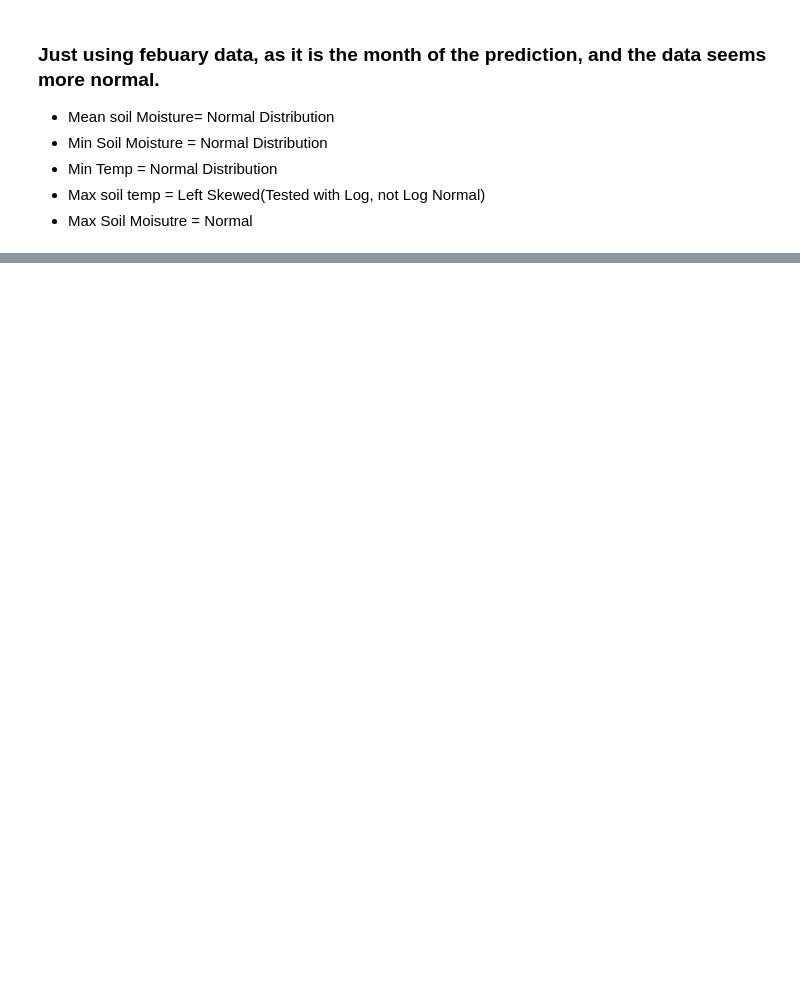
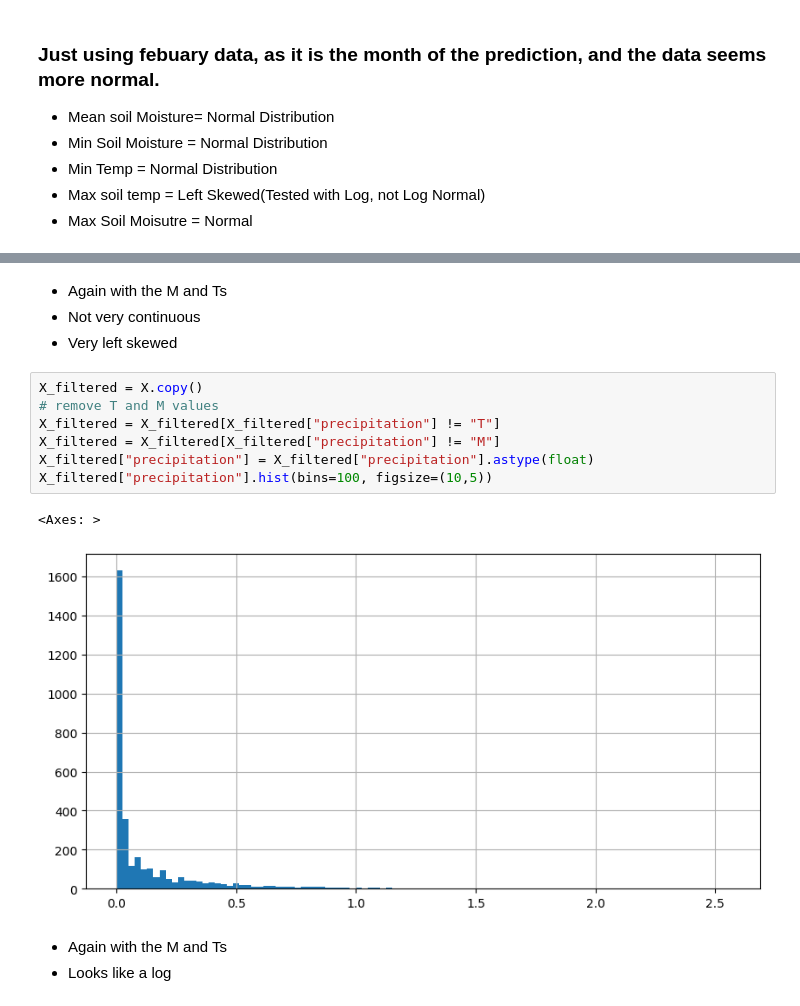
Before and after one commit to bradenkirkpatrick/Machine-Learning-Project-1, a Jupyter notebook: GroundHogProblem.ipynb, the cells around one changed output, grey strips where cells are left out. Cells and saved outputs as stored; diff of their text form; blank space fills up the shorter version.

```diff
--- a/GroundHogProblem.ipynb
+++ b/GroundHogProblem.ipynb
@@ -169,0 +207,17 @@ filtered_X = filtered_X[filtered_X["max_soil_temp"] > 0]
+# %% [markdown]
+- Again with the M and Ts
+- Not very continuous
+- Very left skewed
+# %%
+X_filtered = X.copy()
+# remove T and M values
+X_filtered = X_filtered[X_filtered["precipitation"] != "T"]
+X_filtered = X_filtered[X_filtered["precipitation"] != "M"]
+X_filtered["precipitation"] = X_filtered["precipitation"].astype(float)
+X_filtered["precipitation"].hist(bins=100, figsize=(10,5))
+# %% [output]
+<Axes: >
+[figure, added]
+# %% [markdown]
+- Again with the M and Ts
+- Looks like a log
```
Also changed, not shown: parts of 7 cells of this notebook.
